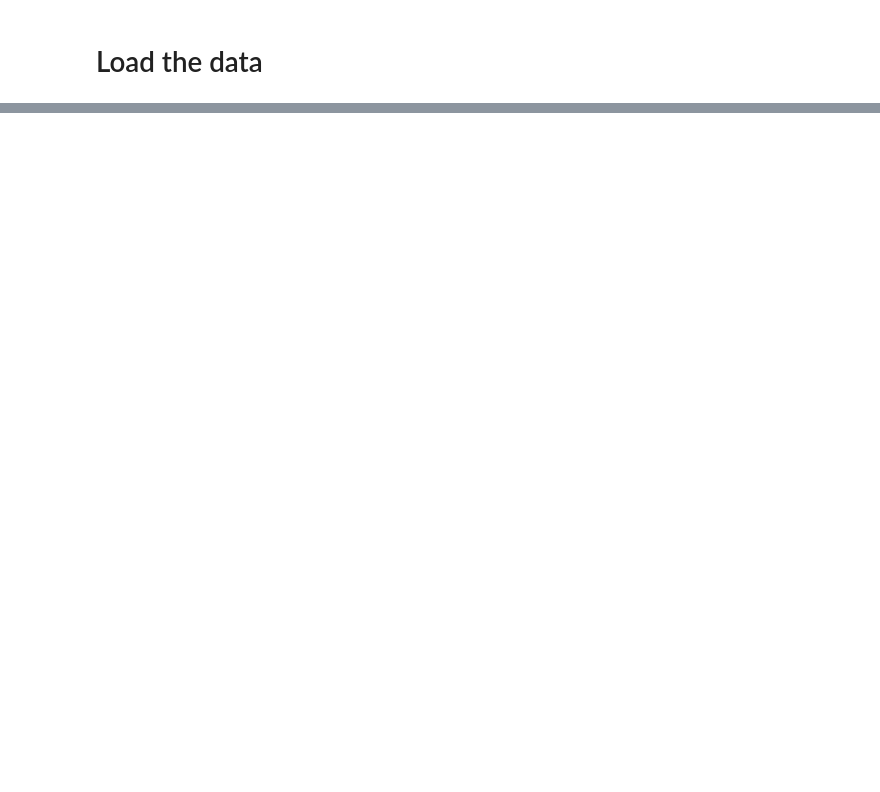
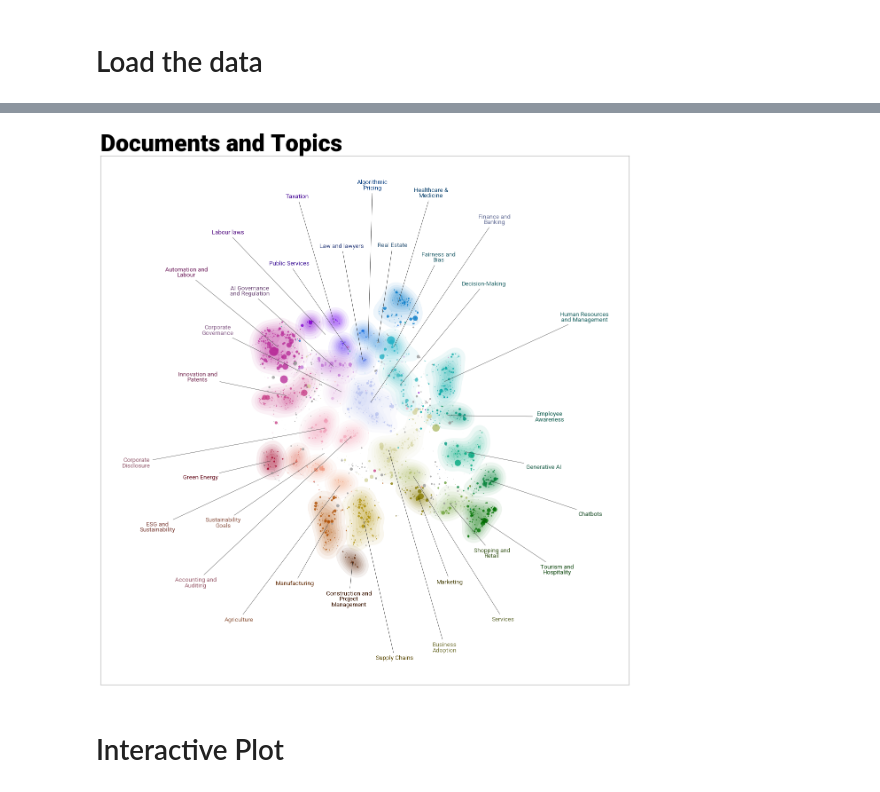
Before and after one commit to jlpoquiz/ailandscapeproject, a Jupyter notebook: Code/9_topic_modeling_combined.ipynb, the cells around one changed output, grey strips where cells are left out. Saved outputs shown, nothing was run; the diff lists cells and outputs as text; code cells hidden in the pictures; blank space fills up the shorter version.

```diff
--- a/Code/9_topic_modeling_combined.ipynb
+++ b/Code/9_topic_modeling_combined.ipynb
@@ -601,0 +758,10 @@ TypeError: BERTopic.visualize_document_datamap() got an unexpected keyword argum
+# %%
+# load model
+with open('combined_model.pkl', 'rb') as f:
+    topic_model = pickle.load(f)
+
+# Load topics from the model
+topics = topic_model.topics_
+probs = topic_model.probabilities_
+
+print(f"Loaded {len(topics)} papers and their probabilities from the model")
@@ -601,0 +1362,10 @@ TypeError: BERTopic.visualize_document_datamap() got an unexpected keyword argum
+# %%
+citations = docs_cits['Cited by'].to_list()
+scaled_citations = [2*(c / max(citations)) * 100 for c in citations]
+fig = topic_model.visualize_document_datamap(documents, custom_labels = True, embeddings=embeddings, point_size=scaled_citations)
+fig.show()
+fig.savefig("images/combined_landscape.pdf", dpi=600, bbox_inches='tight')
+# %% [output]
+[figure, added]
+# %% [markdown]
+# Interactive Plot
```
Also changed, not shown: parts of 86 cells of this notebook, 2 other files.
